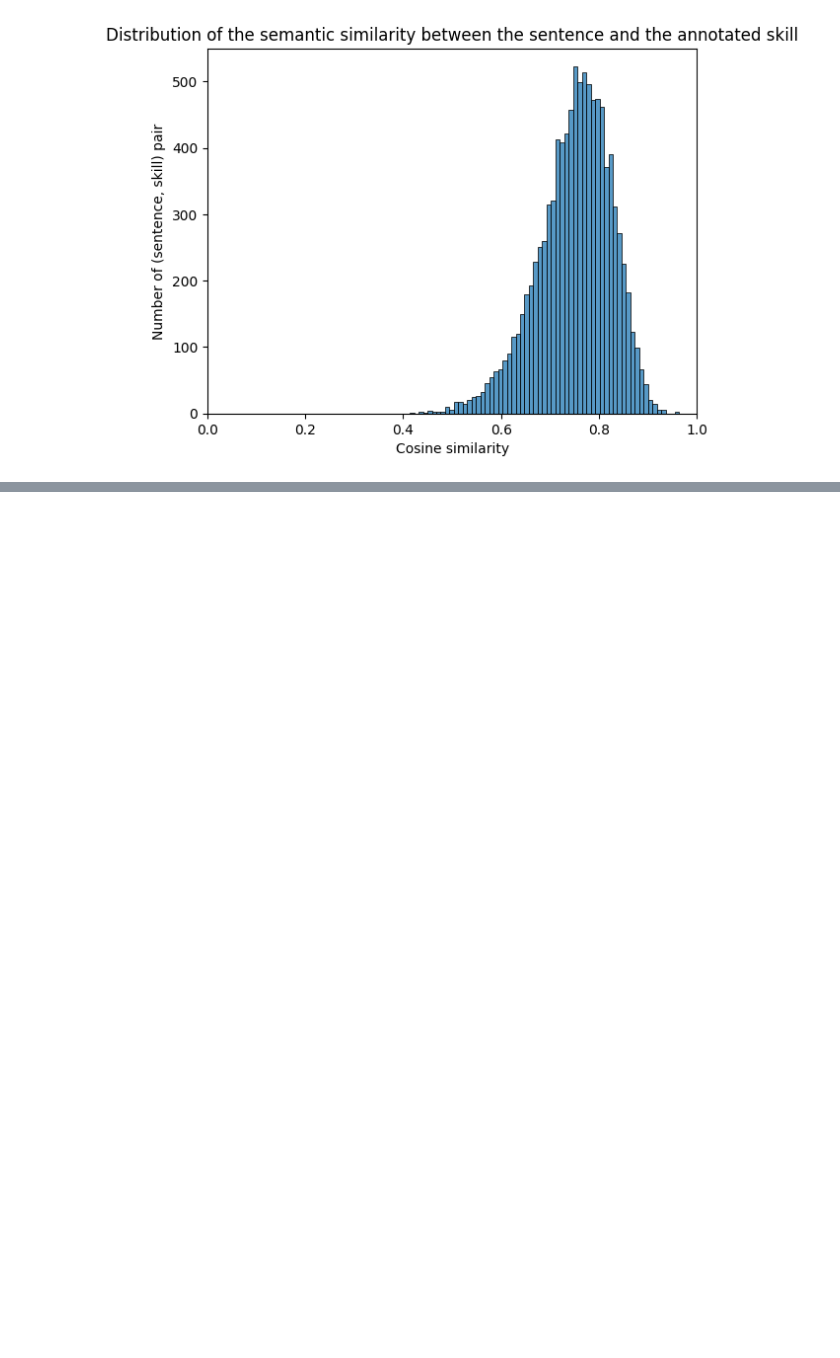
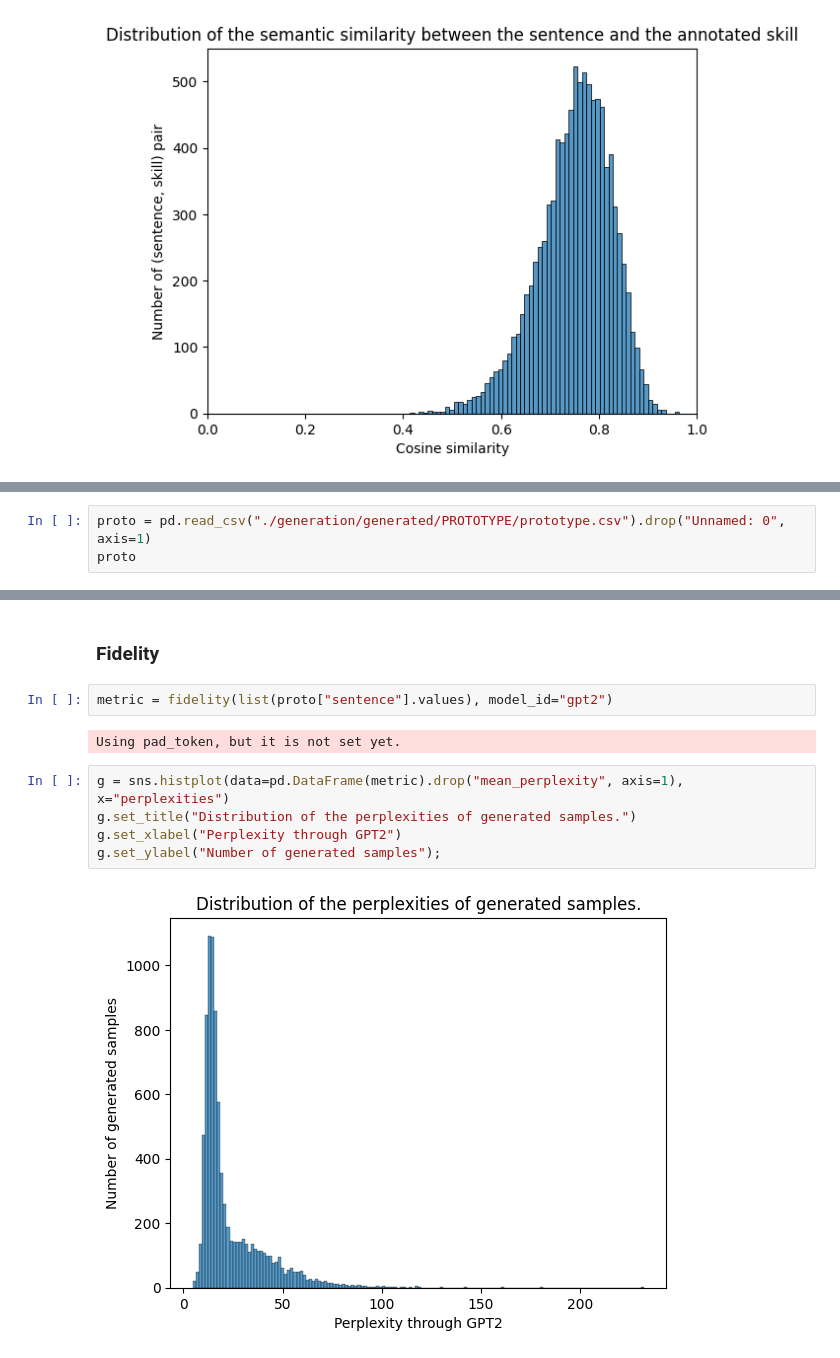
Before and after one commit to epfl-ml4ed/SkillThrills, a Jupyter notebook: protosp01/dataset_generation/evaluate.ipynb, the cells around one changed output, grey strips where cells are left out. Drawn from its saved outputs; the diff is of its cells as text; blank space fills up the shorter version.

```diff
--- a/protosp01/dataset_generation/evaluate.ipynb
+++ b/protosp01/dataset_generation/evaluate.ipynb
@@ -252,0 +316,3 @@ pip_annot_predictions[0][0]
+# %%
+proto = pd.read_csv("./generation/generated/PROTOTYPE/prototype.csv").drop("Unnamed: 0", axis=1)
+proto
@@ -252,0 +333,13 @@ pip_annot_predictions[0][0]
+# %% [markdown]
+### Fidelity
+# %%
+metric = fidelity(list(proto["sentence"].values), model_id="gpt2")
+# %% [output]
+Using pad_token, but it is not set yet.
+# %%
+g = sns.histplot(data=pd.DataFrame(metric).drop("mean_perplexity", axis=1), x="perplexities")
+g.set_title("Distribution of the perplexities of generated samples.")
+g.set_xlabel("Perplexity through GPT2")
+g.set_ylabel("Number of generated samples");
+# %% [output]
+[figure, added]
```
Also changed, not shown: parts of 33 cells of this notebook.
